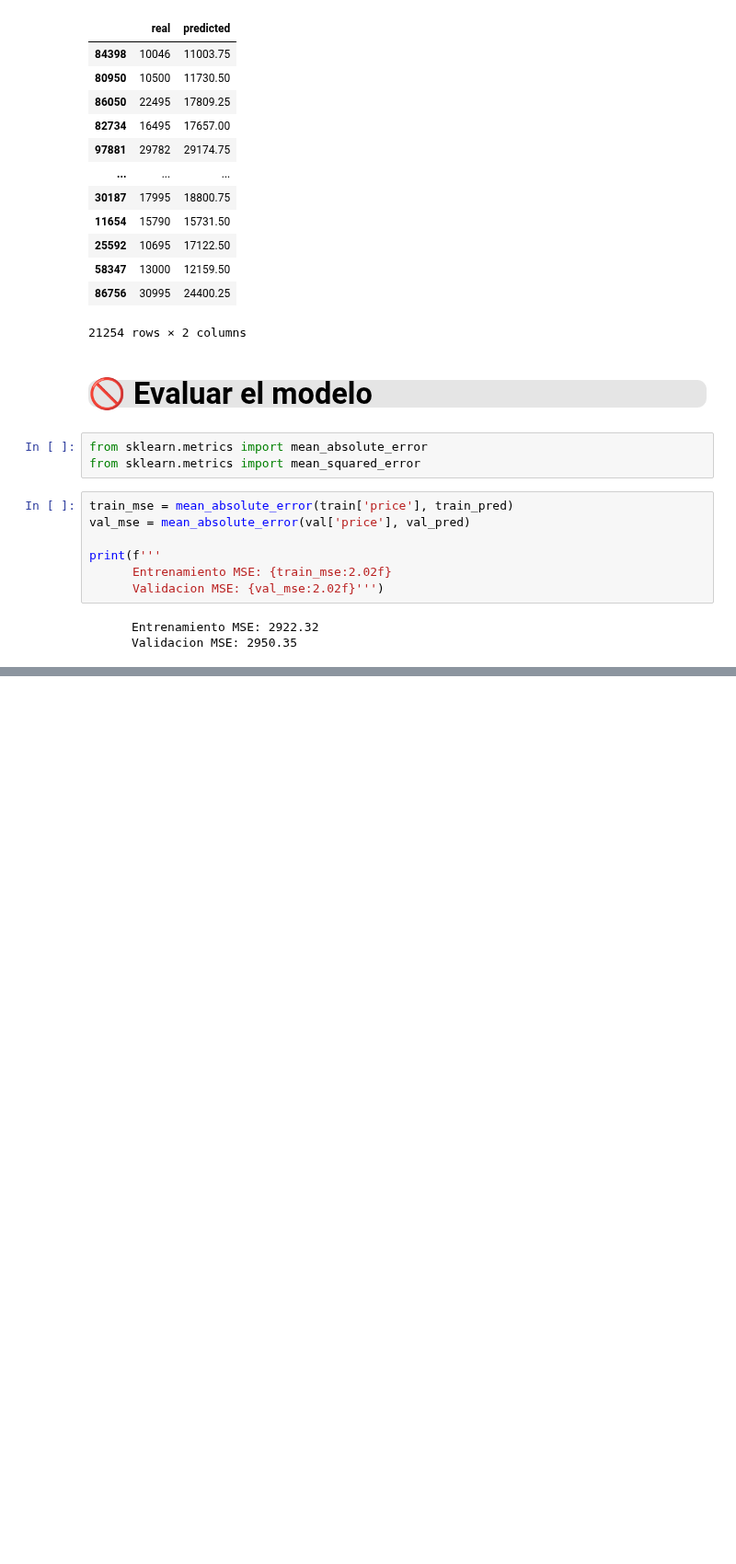
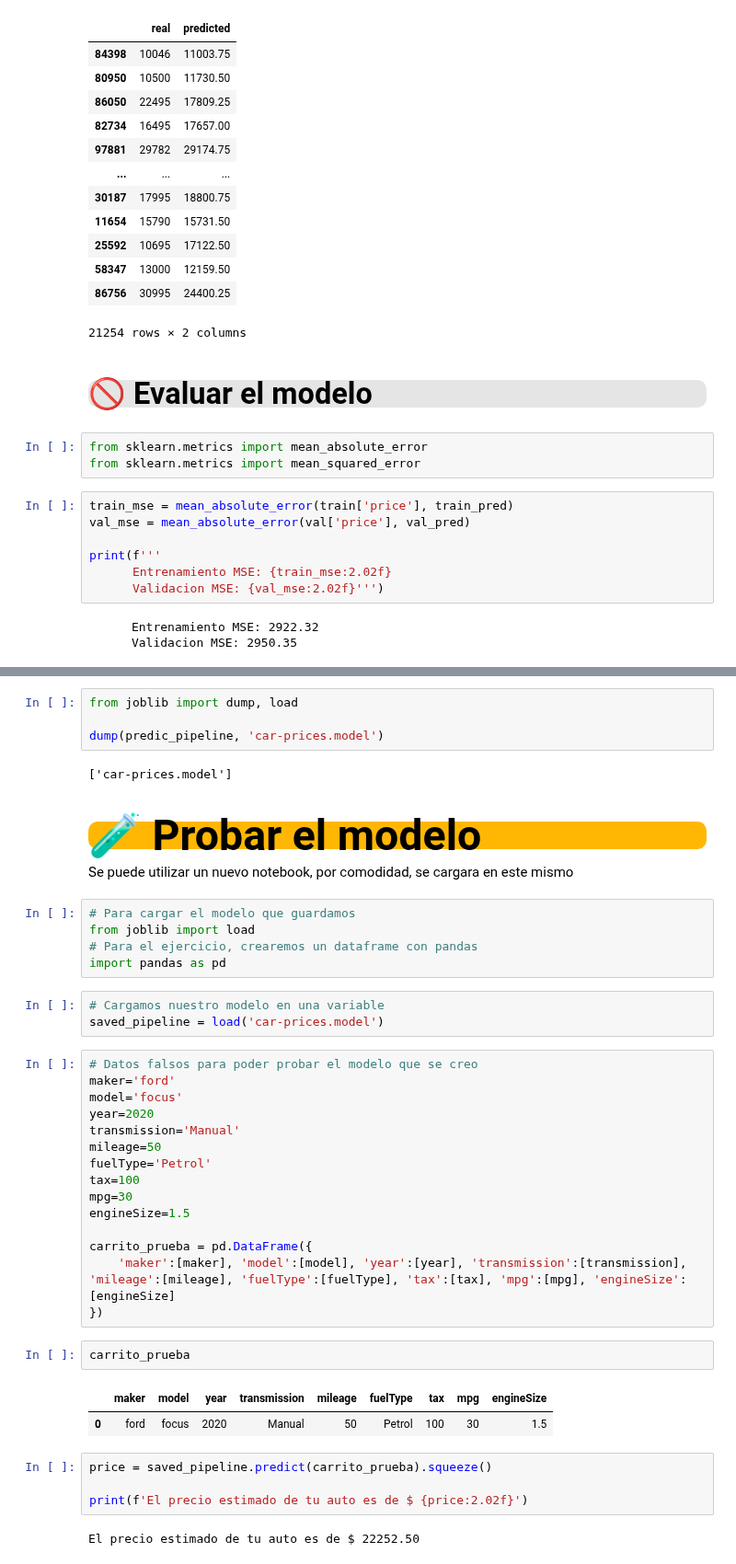
Before and after one commit to Gilberto-xyz/car-price, a Jupyter notebook: Cars.ipynb, the cells around one changed output, grey strips where cells are left out. Shown at 92% size. Cells and saved outputs as stored; diff of their text form; blank space fills up the shorter version.

Commit message:
test model

```diff
--- a/Cars.ipynb
+++ b/Cars.ipynb
@@ -452,0 +455,44 @@ print(f'''
+# %%
+from joblib import dump, load
+
+dump(predic_pipeline, 'car-prices.model')
+# %% [output]
+['car-prices.model']
+# %% [markdown]
+## <p style="background-color:#ffb703; color:black; font-family:newtimeroman; font-size:200%; text-align:left; border-radius: 10px 10px;"> 🧪 Probar el modelo </p>
+
+Se puede utilizar un nuevo notebook, por comodidad, se cargara en este mismo
+# %%
+# Para cargar el modelo que guardamos
+from joblib import load
+# Para el ejercicio, crearemos un dataframe con pandas
+import pandas as pd
+# %%
+# Cargamos nuestro modelo en una variable
+saved_pipeline = load('car-prices.model')
+# %%
+# Datos falsos para poder probar el modelo que se creo
+maker='ford'
+model='focus'
+year=2020
+transmission='Manual'
+mileage=50
+fuelType='Petrol'
+tax=100
+mpg=30
+engineSize=1.5
+
+carrito_prueba = pd.DataFrame({
+    'maker':[maker], 'model':[model], 'year':[year], 'transmission':[transmission], 'mileage':[mileage], 'fuelType':[fuelType], 'tax':[tax], 'mpg':[mpg], 'engineSize':[engineSize]
+})
+# %%
+carrito_prueba
+# %% [output]
+|  | maker | model | year | transmission | mileage | fuelType | tax | mpg | engineSize |
+| 0 | ford | focus | 2020 | Manual | 50 | Petrol | 100 | 30 | 1.5 |
+# %%
+price = saved_pipeline.predict(carrito_prueba).squeeze()
+
+print(f'El precio estimado de tu auto es de $ {price:2.02f}')
+# %% [output]
+El precio estimado de tu auto es de $ 22252.50
```
Also changed, not shown: parts of 1 cell of this notebook, 1 other file.
